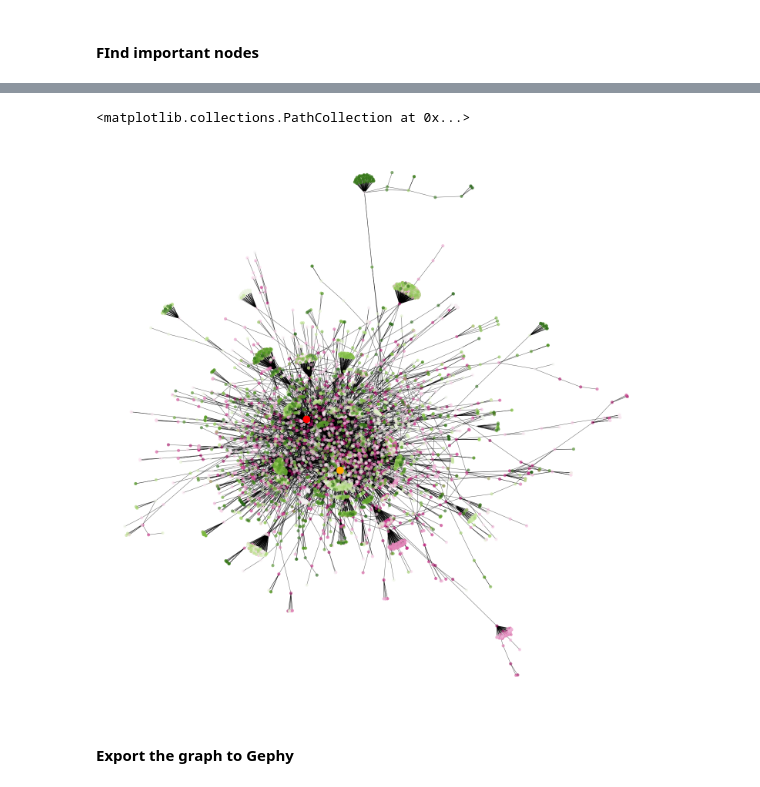
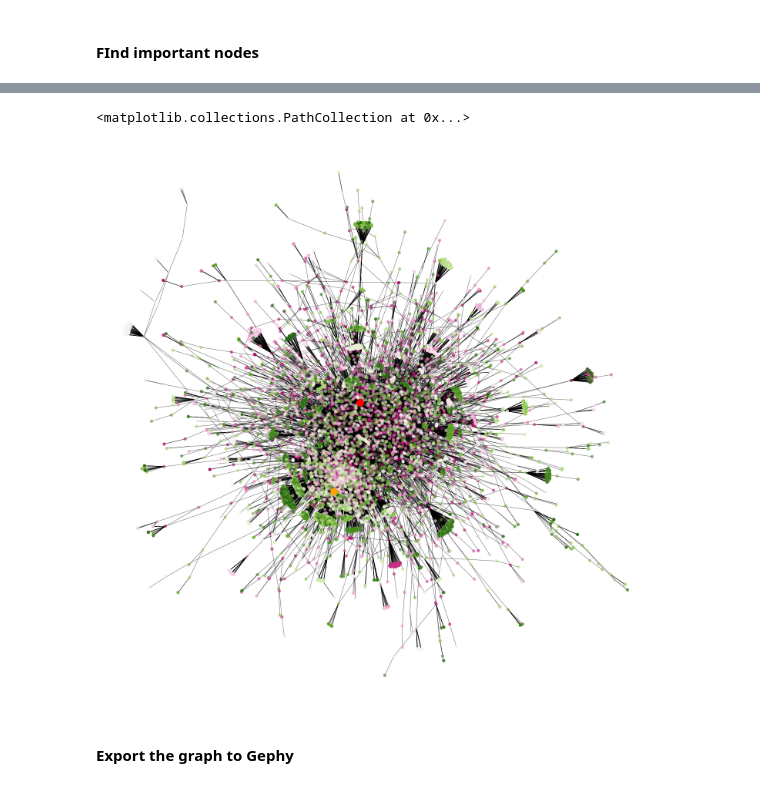
Before and after one commit to apaks/twitter-data-mining, a Jupyter notebook: Tweepy_2_json.ipynb, the cells around one changed output, grey strips where cells are left out. Cells and saved outputs as stored; diff of their text form; code cells hidden in the pictures.

```diff
--- a/Tweepy_2_json.ipynb
+++ b/Tweepy_2_json.ipynb
@@ -1110,2 +876,2 @@ tweets_final = tweets_final.where((pd.notnull(tweets_final)), None)
 # %%
-graph = nx.Graph()
+G = nx.Graph()
@@ -1112,14 +880,14 @@ graph = nx.Graph()
 # %%
-for index, tweet in tweets_final.iterrows():
+for index, tweet in tweets_final[tweets_final.user_id.isin(active_users)].iterrows():
     user, interactions = get_interactions(tweet)
     user_id, user_name = user
     tweet_id = tweet["id"]
     #tweet_sent = tweet["sentiment"]
     for interaction in interactions:
         int_id, int_name = interaction
-        graph.add_edge(user_id, int_id, tweet_id=tweet_id)
+        G.add_edge(user_id, int_id, tweet_id=tweet_id)
 
 
-        graph.nodes[user_id]["name"] = user_name
-        graph.nodes[int_id]["name"] = int_name
+        G.nodes[user_id]["name"] = user_name
+        G.nodes[int_id]["name"] = int_name
 # %%
@@ -1158,7 +913,7 @@ There are 938 connected components in the Graph
 # %% [markdown]
 #### Find the largest subgraph
 # %%
-largest_subgraph = sorted(nx.connected_components(graph), key=len, reverse=True)
-largest_subgraph = graph.subgraph(largest_subgraph[0])
+largest_subgraph = sorted(nx.connected_components(G), key=len, reverse=True)
+largest_subgraph = G.subgraph(largest_subgraph[0])
 print("There are {} nodes and {} edges present in the largest component of the \
 Graph".format(largest_subgraph.number_of_nodes(), largest_subgraph.number_of_edges()))
@@ -1210,10 +951,10 @@ the node with id 2270694806 has a betweenness centrality of 0.19328635796027516
 # %%
-# betweenness_dict = nx.betweenness_centrality(graph) # Run betweenness centrality
-eigenvector_dict = nx.eigenvector_centrality(graph) # Run eigenvector centrality
+betweenness_dict = nx.betweenness_centrality(G, normalized=True, endpoints=False) # Run betweenness centrality
+eigenvector_dict = nx.eigenvector_centrality(G) # Run eigenvector centrality
 
 # Assign each to an attribute in your network
-# nx.set_node_attributes(graph, betweenness_dict, 'betweenness')
-nx.set_node_attributes(graph, eigenvector_dict, 'eigenvector')
+nx.set_node_attributes(G, betweenness_dict, 'betweenness')
+nx.set_node_attributes(G, eigenvector_dict, 'eigenvector')
 # %%
 node_and_degree = largest_subgraph.degree()
 colors_central_nodes = ['orange', 'red']
@@ -1223,19 +966,19 @@ pos = nx.spring_layout(largest_subgraph)
 # %%
 plt.figure(figsize = (20,20))
-nx.draw(largest_subgraph, pos=pos, node_color=range(5803),
+nx.draw(largest_subgraph, pos=pos, node_color=range(11658),
         cmap=plt.cm.PiYG,
         edge_color="black",
         linewidths=0.3,
         node_size=60,
         alpha=0.6,
         with_labels=False)
 
 nx.draw_networkx_nodes(largest_subgraph, pos=pos,
                        nodelist=central_nodes, node_size=300,
                        node_color=colors_central_nodes)
 # %% [output]
 <matplotlib.collections.PathCollection at 0x...>
-[figure, old version]
+[figure, new version]
 # %% [markdown]
 #### Export the graph to Gephy
 # %%
```
Also changed, not shown: parts of 78 cells of this notebook, 10 other files.
